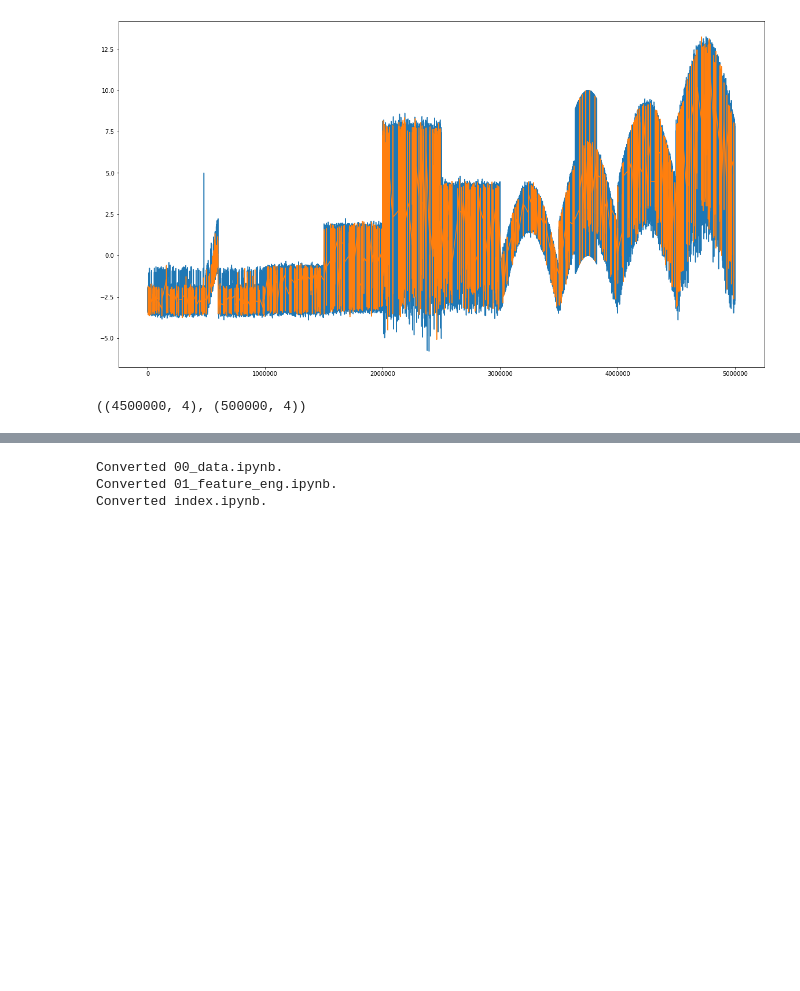
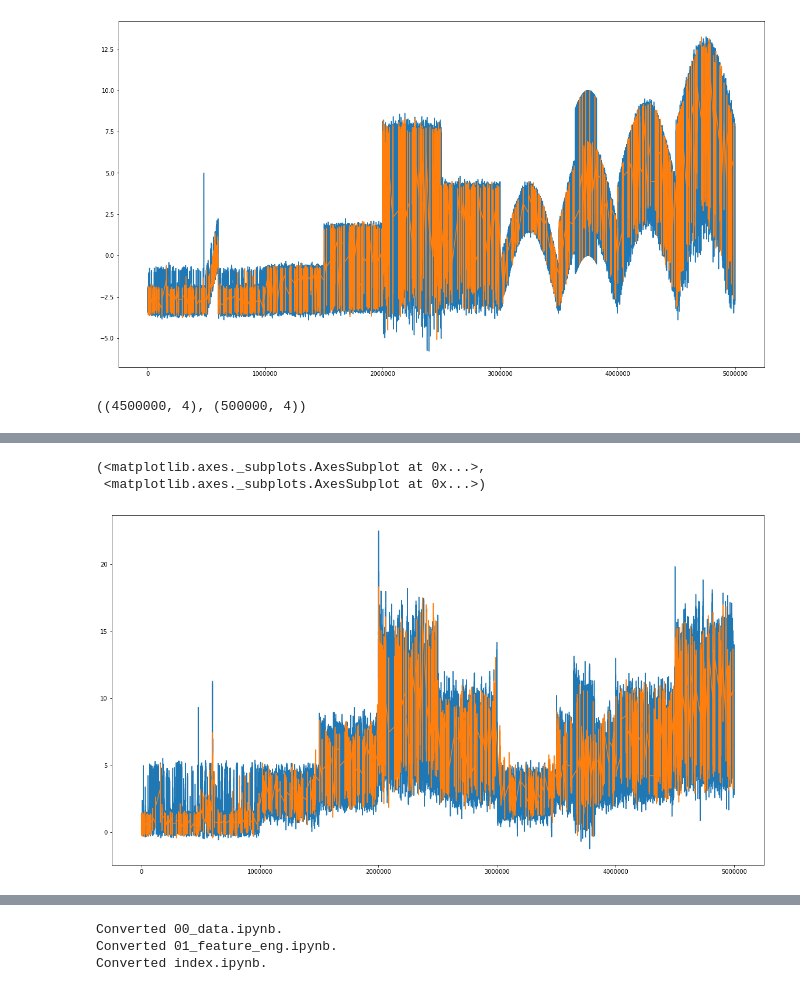
Before and after one commit to ImmoNathanael/time_series_segmentation, a Jupyter notebook: 01_feature_eng.ipynb, the cells around one changed output, grey strips where cells are left out. Saved outputs shown, nothing was run; the diff lists cells and outputs as text; code cells hidden in the pictures; blank space fills up the shorter version.

```diff
--- a/01_feature_eng.ipynb
+++ b/01_feature_eng.ipynb
@@ -86,0 +167,6 @@ train_train.shape, train_val.shape
+# %%
+train_train.loc[:,'opt'].plot(figsize=(20,11)), train_val.loc[:,'opt'].plot(figsize=(20,11))
+# %% [output]
+(<matplotlib.axes._subplots.AxesSubplot at 0x...>,
+ <matplotlib.axes._subplots.AxesSubplot at 0x...>)
+[figure, added]
```
Also changed, not shown: parts of 7 cells of this notebook, 2 other files.
